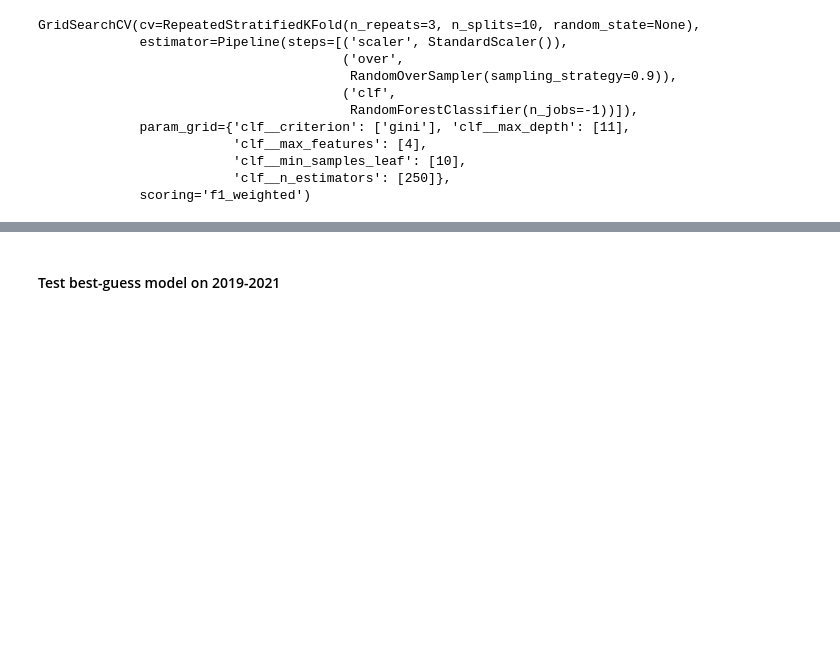
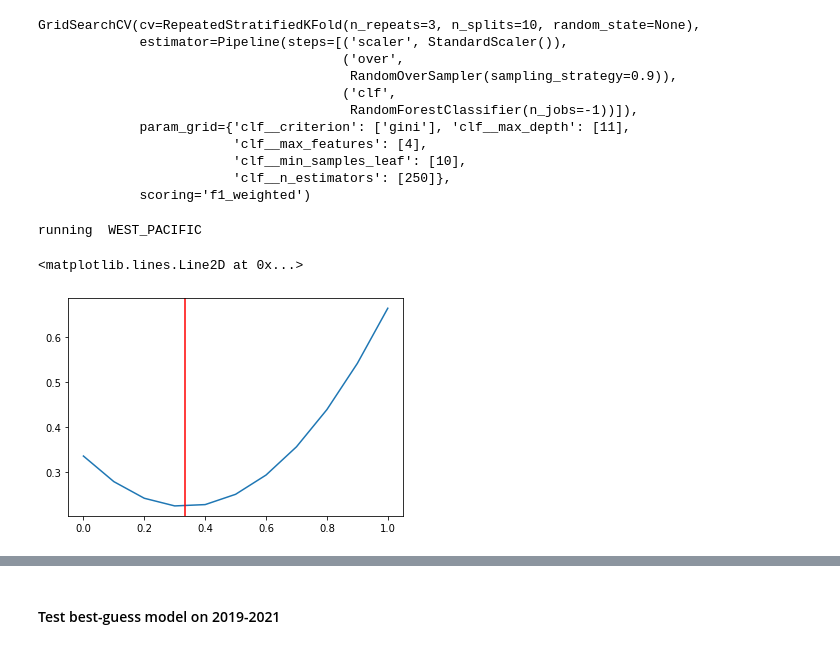
Before and after one commit to marie-mcgraw/ML_for_TC_RI, a Jupyter notebook: Test_SHIPS_2019-2021.ipynb, the cells around one changed output, grey strips where cells are left out. Cells and saved outputs as stored; diff of their text form; code cells hidden in the pictures; blank space fills up the shorter version.

```diff
--- a/Test_SHIPS_2019-2021.ipynb
+++ b/Test_SHIPS_2019-2021.ipynb
@@ -349,3 +349,33 @@ GridSearchCV(cv=RepeatedStratifiedKFold(n_repeats=3, n_splits=10, random_state=N
                          'clf__min_samples_leaf': [10],
                          'clf__n_estimators': [250]},
              scoring='f1_weighted')
+# %%
+# Now get scores for each basin
+i = 0
+#print('validating models')
+#for basin in BASIN_all:
+basin = 'WEST_PACIFIC'
+print('running ',basin)
+#ypred_prob, p_vs_r, roc_vals, brier_loss, bs_ref = get_roc_auc(X_test,basin,RF_model_ov,y_test,1,'R1',scoring,'equal')
+#
+class_sel = 1
+class_label = 'RI'
+if basin == 'ALL':
+    ypred_prob = RF_model_ov.predict_proba(X_test)
+    y_test_use = y_test['I_class']
+else:
+    ypred_prob = RF_model_ov.predict_proba(X_test.xs(basin))
+    y_test_use = y_test['I_class'].xs(basin)
+# Everything for RI only
+y_scores_RI = ypred_prob[:,class_sel]
+# Get Brier Skill Score
+brier_loss = [brier_score_loss(y_test_use,[y for x in range(len(y_test_use))]) for y in np.arange(0,1.01,0.1)]
+BS_ref = np.sum(y_test_use==1)/len((y_test_use))
+brier_loss
+#BS_ref
+plt.plot(np.arange(0,1.01,0.1),brier_loss)
+plt.axvline(BS_ref,color='r')
+# %% [output]
+running  WEST_PACIFIC
+<matplotlib.lines.Line2D at 0x...>
+[figure, added]
```
Also changed, not shown: parts of 8 cells of this notebook, 5 other files.
